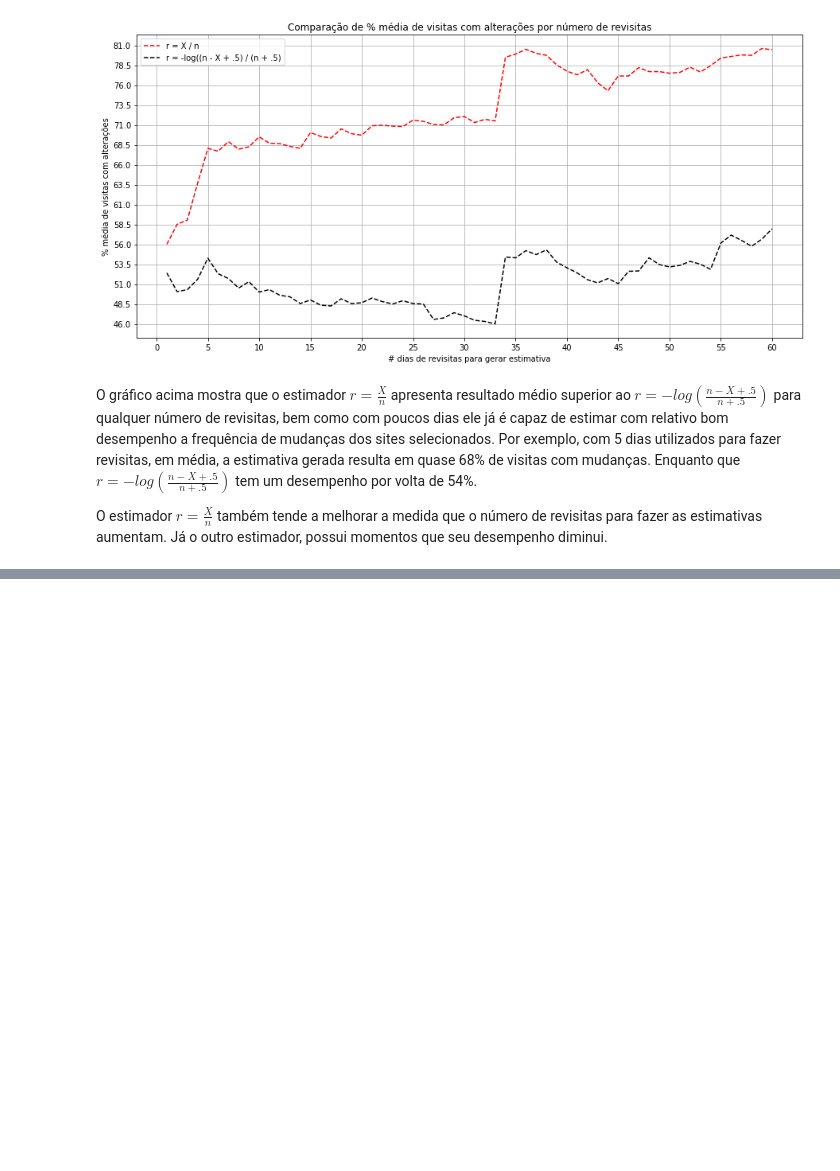
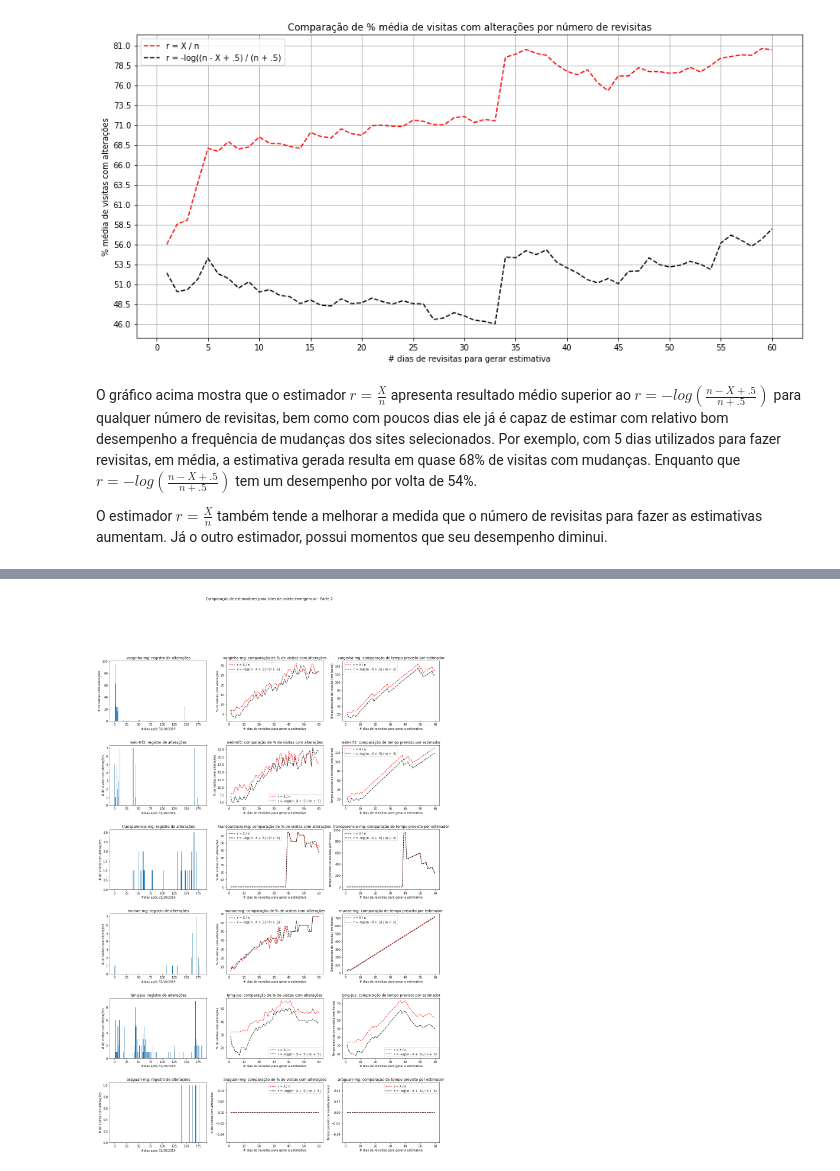
Before and after one commit to elvesrodrigues/estimators, a Jupyter notebook: main.ipynb, the cells around one changed output, grey strips where cells are left out. Saved outputs shown, nothing was run; the diff lists cells and outputs as text; code cells hidden in the pictures; blank space fills up the shorter version.

```diff
--- a/main.ipynb
+++ b/main.ipynb
@@ -259,0 +310,4 @@ A conclusão que se chega é que, embora a equação seja simples de ser experim
+# %%
+plot_compare(hists[6:12], data[6:12], 'Comparação de estimadores para sites de coleta emergencial - Parte 2', 6, 3)
+# %% [output]
+[figure, added]
```
Also changed, not shown: parts of 20 cells of this notebook.
